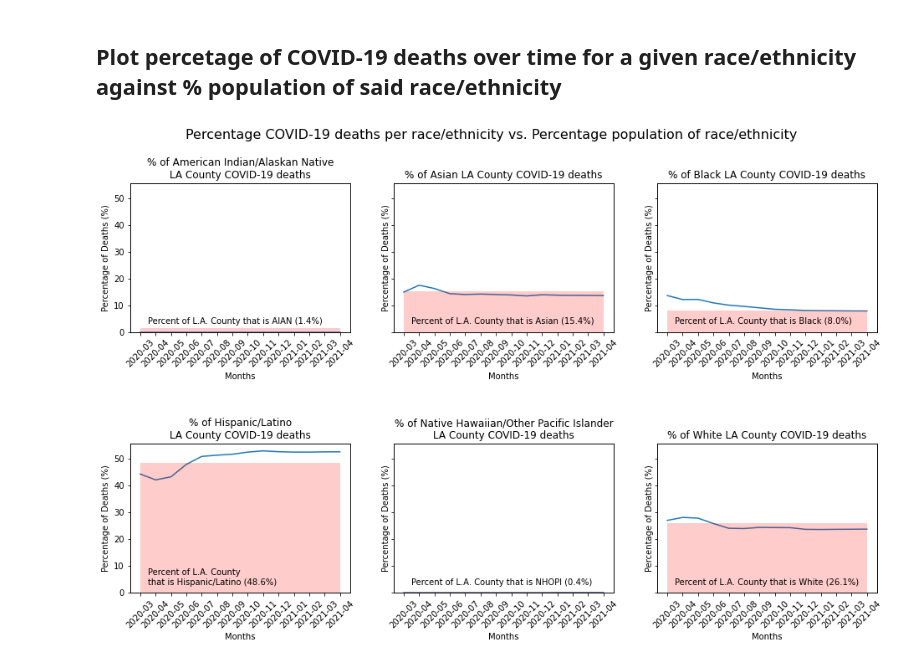
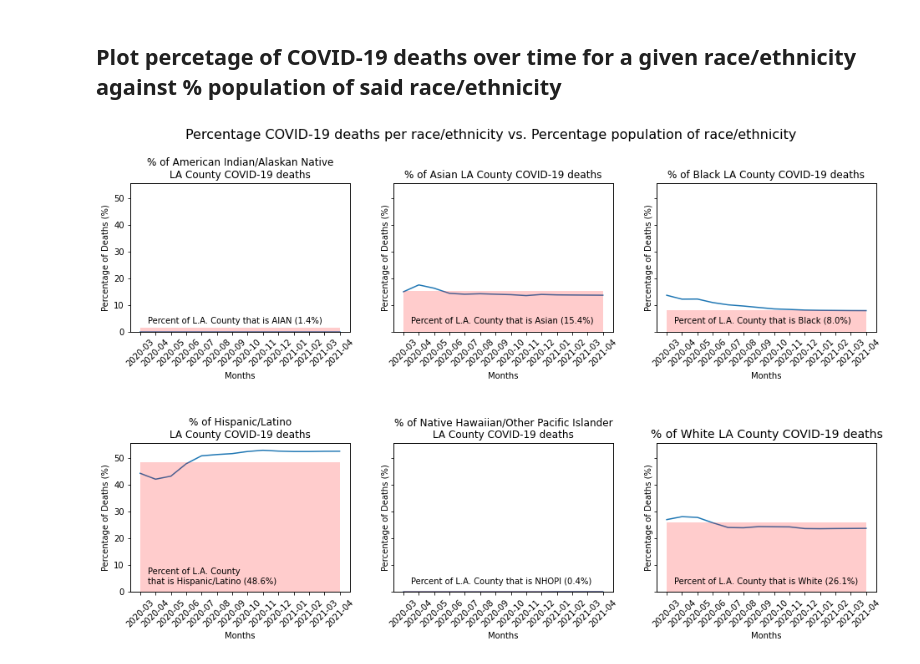
Before and after one commit to kevogil/covid-analysis, a Jupyter notebook: Notebooks/Analysis_And_Visualizations/percentage_deaths_vs_population_percentage.ipynb, the cells around one changed output. Saved outputs shown, nothing was run; the diff lists cells and outputs as text; code cells hidden in the pictures.

```diff
--- a/Notebooks/Analysis_And_Visualizations/percentage_deaths_vs_population_percentage.ipynb
+++ b/Notebooks/Analysis_And_Visualizations/percentage_deaths_vs_population_percentage.ipynb
@@ -904,32 +909,32 @@ la_hispanic_percent_fig.text(.63, 3, f"Percent of L.A. County\nthat is Hispanic/
 la_nhopi_percent_deaths_fig.set_title("% of Native Hawaiian/Other Pacific Islander\nLA County COVID-19 deaths")
 la_nhopi_percent_deaths_fig.plot(months, percentage_deaths_nhopi_los_angeles)
 la_nhopi_percent_deaths_fig.tick_params(axis='x', rotation=45)
 la_nhopi_percent_deaths_fig.set_xlabel(xlabel="Months")
 la_nhopi_percent_deaths_fig.set_ylabel(ylabel="Percentage of Deaths (%)")
 
 # Barplot showing percentage of Los Angeles County population that is Native Hawaiian/Other Pacific Islander
 la_nhopi_percent_fig = la_nhopi_percent_deaths_fig.twiny()
 la_nhopi_percent_fig.bar(x=1, height=[la_percent_nhopi], color="red", alpha=.2)
 la_nhopi_percent_fig.set_xticks([])
 la_nhopi_percent_fig.text(.63, 3, f"Percent of L.A. County that is NHOPI ({la_percent_nhopi}%)", color='black')
 
 
 # Subplot showing percentage of COVID-19 deaths that are White patients and White Los Angeles County population percentage
 # Lineplot showing percentage of COVID-19 deaths that are White patients
-la_white_percent_deaths_fig.set_title("% of White LA County COVID-19 deaths")
+la_white_percent_deaths_fig.set_title("% of White LA County COVID-19 deaths", size=14)
 la_white_percent_deaths_fig.plot(months, percentage_deaths_white_los_angeles)
 la_white_percent_deaths_fig.tick_params(axis='x', rotation=45)
 la_white_percent_deaths_fig.set_xlabel(xlabel="Months")
 la_white_percent_deaths_fig.set_ylabel(ylabel="Percentage of Deaths (%)")
 
 # Barplot showing percentage of Los Angeles County population that is White
 la_white_percent_fig = la_white_percent_deaths_fig.twiny()
 la_white_percent_fig.bar(x=1, height=[la_percent_white], color="red", alpha=.2)
 la_white_percent_fig.set_xticks([])
 la_white_percent_fig.text(.63, 3, f"Percent of L.A. County that is White ({la_percent_white}%)", color='black')
 
 
 plt.savefig("../../Images/percent_deaths_vs_pop_percentage.png")
 plt.show()
 # %% [output]
-[figure, old version]
+[figure, new version]
```
Also changed, not shown: parts of 2 cells of this notebook, 2 other files.
